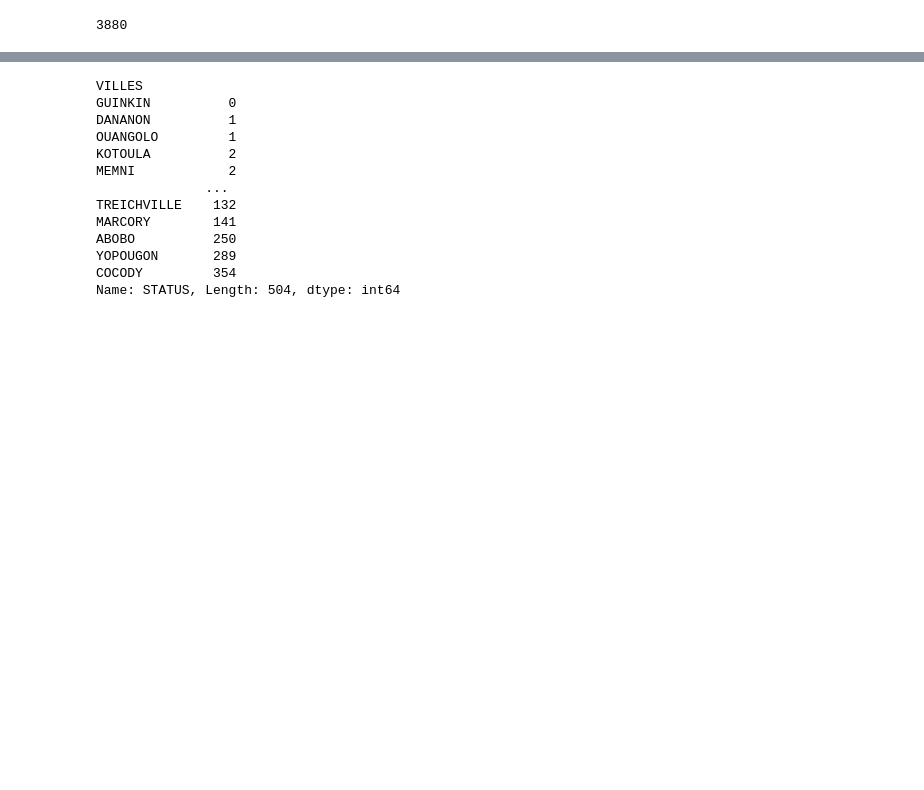
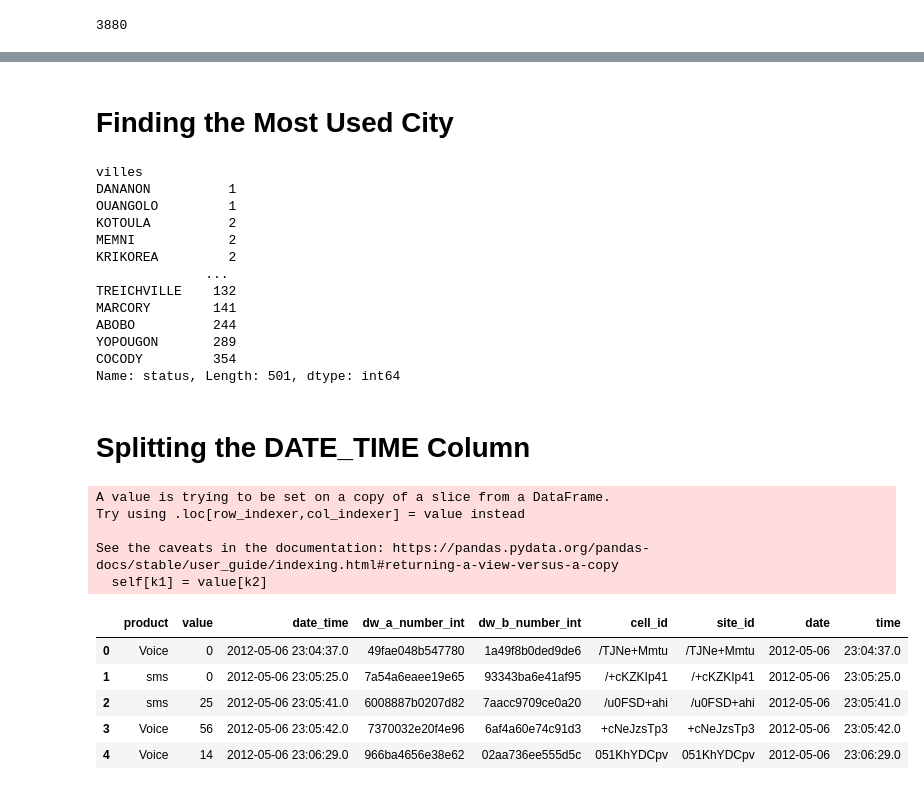
Before and after one commit to therealellam/MTN-Cote-d-Ivoire---Upgrading-technology-infrastructure-strategy, a Jupyter notebook: WEEK_3_IP_Notebook.ipynb, the cells around one changed output, grey strips where cells are left out. Cells and saved outputs as stored; diff of their text form; code cells hidden in the pictures; blank space fills up the shorter version.

```diff
--- a/WEEK_3_IP_Notebook.ipynb
+++ b/WEEK_3_IP_Notebook.ipynb
@@ -210,29 +236,45 @@ sms       53427
 Name: value, dtype: int64
+# %% [markdown]
+# **Finding the Most Used City**
 # %%
 #most used city
 
-cnt1=df4.groupby(['VILLES'])['STATUS'].count()
+cnt1=df4_new.groupby(['villes'])['status'].count()
 cnt1.sort_values()
 # %% [output]
-VILLES
-GUINKIN          0
+villes
 DANANON          1
 OUANGOLO         1
 KOTOULA          2
 MEMNI            2
+KRIKOREA         2
               ...
 TREICHVILLE    132
 MARCORY        141
-ABOBO          250
+ABOBO          244
 YOPOUGON       289
 COCODY         354
-Name: STATUS, Length: 504, dtype: int64
+Name: status, Length: 501, dtype: int64
+# %% [markdown]
+# **Splitting the DATE_TIME Column**
 # %%
 # to split the date and time column into separate columns
 
-df_combine_cleaned.head()
+df_combnew1.head()
 
-# create a new column and solit the date_time column into 2
+# create 2 new column and split the date_time column
 
-df_combine_cleaned[['date', 'time']] = df_combine.date_time.str.split(expand=True)
-df_combine_cleaned.head()
+df_combnew1[['date', 'time']] = df_combnew1.date_time.str.split(expand=True)
+df_combnew1.head()
+# %% [output]
+A value is trying to be set on a copy of a slice from a DataFrame.
+Try using .loc[row_indexer,col_indexer] = value instead
+
+See the caveats in the documentation: https://pandas.pydata.org/pandas-docs/stable/user_guide/indexing.html#returning-a-view-versus-a-copy
+  self[k1] = value[k2]
+|  | product | value | date_time | dw_a_number_int | dw_b_number_int | cell_id | site_id | date | time |
+| 0 | Voice | 0 | 2012-05-06 23:04:37.0 | 49fae048b547780 | 1a49f8b0ded9de6 | /TJNe+Mmtu | /TJNe+Mmtu | 2012-05-06 | 23:04:37.0 |
+| 1 | sms | 0 | 2012-05-06 23:05:25.0 | 7a54a6eaee19e65 | 93343ba6e41af95 | /+cKZKIp41 | /+cKZKIp41 | 2012-05-06 | 23:05:25.0 |
+| 2 | sms | 25 | 2012-05-06 23:05:41.0 | 6008887b0207d82 | 7aacc9709ce0a20 | /u0FSD+ahi | /u0FSD+ahi | 2012-05-06 | 23:05:41.0 |
+| 3 | Voice | 56 | 2012-05-06 23:05:42.0 | 7370032e20f4e96 | 6af4a60e74c91d3 | +cNeJzsTp3 | +cNeJzsTp3 | 2012-05-06 | 23:05:42.0 |
+| 4 | Voice | 14 | 2012-05-06 23:06:29.0 | 966ba4656e38e62 | 02aa736ee555d5c | 051KhYDCpv | 051KhYDCpv | 2012-05-06 | 23:06:29.0 |
```
Also changed, not shown: parts of 19 cells of this notebook.
